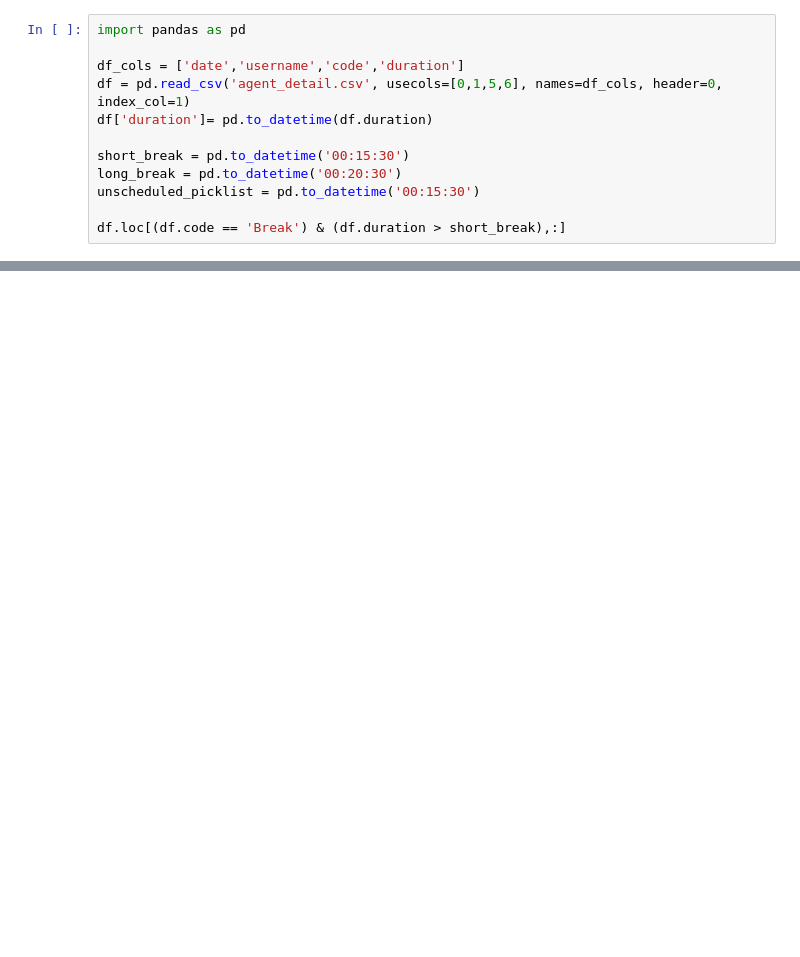
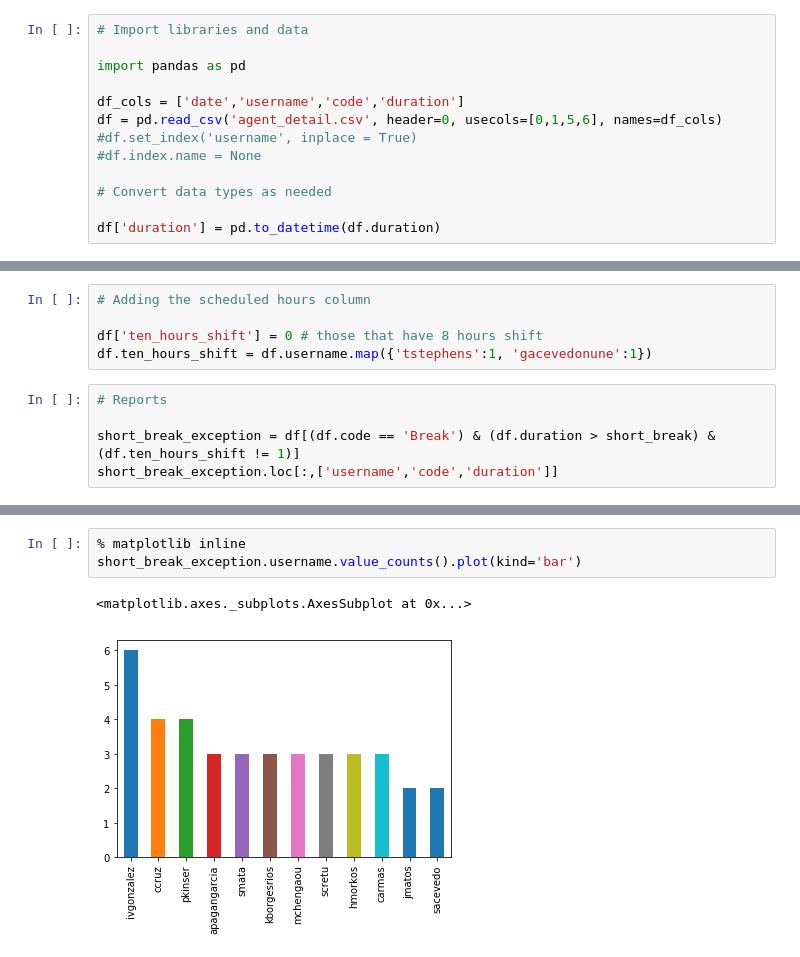
Before and after one commit to alvarobolanos/agent_detail, a Jupyter notebook: agent_detail.ipynb, the cells around one changed output, grey strips where cells are left out. Saved outputs shown, nothing was run; the diff lists cells and outputs as text; blank space fills up the shorter version.

Commit message:
Included way to hardcode 10 hour shifters. Generates reports and histograms for exceptions on short, long breaks and unscheduled_picklist offenders. Needs to export to Excel or Gsheets

```diff
--- a/agent_detail.ipynb
+++ b/agent_detail.ipynb
@@ -1,12 +1,13 @@
 # %%
+# Import libraries and data
+
 import pandas as pd
 
 df_cols = ['date','username','code','duration']
-df = pd.read_csv('agent_detail.csv', usecols=[0,1,5,6], names=df_cols, header=0, index_col=1)
-df['duration']= pd.to_datetime(df.duration)
+df = pd.read_csv('agent_detail.csv', header=0, usecols=[0,1,5,6], names=df_cols)
+#df.set_index('username', inplace = True)
+#df.index.name = None
 
-short_break = pd.to_datetime('00:15:30')
-long_break = pd.to_datetime('00:20:30')
-unscheduled_picklist = pd.to_datetime('00:15:30')
+# Convert data types as needed
 
-df.loc[(df.code == 'Break') & (df.duration > short_break),:]
+df['duration'] = pd.to_datetime(df.duration)
@@ -31,0 +20,10 @@ df.loc[(df.code == 'Break') & (df.duration > short_break),:]
+# %%
+# Adding the scheduled hours column
+
+df['ten_hours_shift'] = 0 # those that have 8 hours shift
+df.ten_hours_shift = df.username.map({'tstephens':1, 'gacevedonune':1})
+# %%
+# Reports
+
+short_break_exception = df[(df.code == 'Break') & (df.duration > short_break) & (df.ten_hours_shift != 1)]
+short_break_exception.loc[:,['username','code','duration']]
@@ -31,0 +48,6 @@ df.loc[(df.code == 'Break') & (df.duration > short_break),:]
+# %%
+% matplotlib inline
+short_break_exception.username.value_counts().plot(kind='bar')
+# %% [output]
+<matplotlib.axes._subplots.AxesSubplot at 0x...>
+[figure, added]
```
Also changed, not shown: parts of 7 cells of this notebook, 1 other file.
